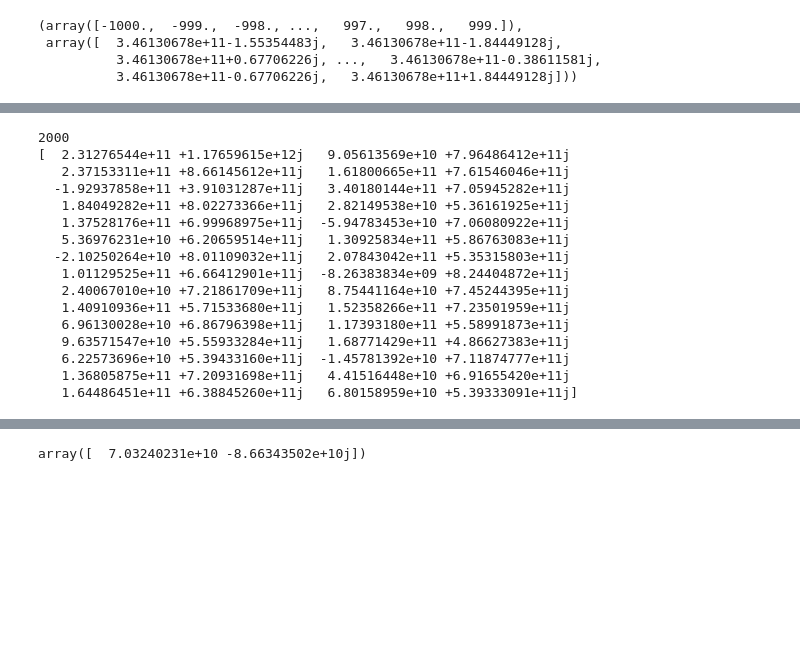
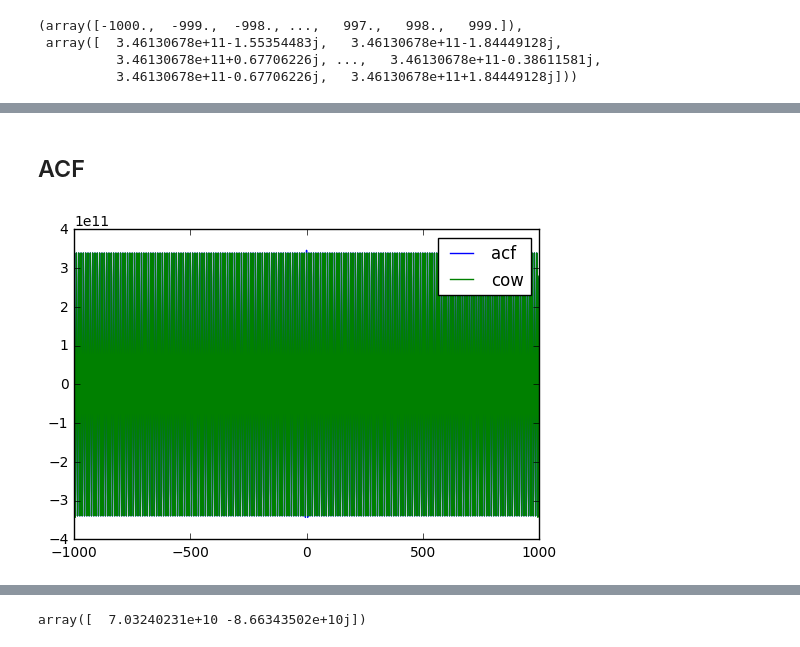
Before and after one commit to costassoler/Radio, a Jupyter notebook: Lab1Data1/lab1datacopy2.ipynb, the cells around one changed output, grey strips where cells are left out. Saved outputs shown, nothing was run; the diff lists cells and outputs as text; code cells hidden in the pictures; blank space fills up the shorter version.

```diff
--- a/Lab1Data1/lab1datacopy2.ipynb
+++ b/Lab1Data1/lab1datacopy2.ipynb
@@ -303,21 +325,2 @@ plt.show()
-# %%
-acf = np.correlate(v9[1],v9[1],'same')
-print(len(acf))
-print(acf[:30])
-# %% [output]
-2000
-[  2.31276544e+11 +1.17659615e+12j   9.05613569e+10 +7.96486412e+11j
-   2.37153311e+11 +8.66145612e+11j   1.61800665e+11 +7.61546046e+11j
-  -1.92937858e+11 +3.91031287e+11j   3.40180144e+11 +7.05945282e+11j
-   1.84049282e+11 +8.02273366e+11j   2.82149538e+10 +5.36161925e+11j
-   1.37528176e+11 +6.99968975e+11j  -5.94783453e+10 +7.06080922e+11j
-   5.36976231e+10 +6.20659514e+11j   1.30925834e+11 +5.86763083e+11j
-  -2.10250264e+10 +8.01109032e+11j   2.07843042e+11 +5.35315803e+11j
-   1.01129525e+11 +6.66412901e+11j  -8.26383834e+09 +8.24404872e+11j
-   2.40067010e+10 +7.21861709e+11j   8.75441164e+10 +7.45244395e+11j
-   1.40910936e+11 +5.71533680e+11j   1.52358266e+11 +7.23501959e+11j
-   6.96130028e+10 +6.86796398e+11j   1.17393180e+11 +5.58991873e+11j
-   9.63571547e+10 +5.55933284e+11j   1.68771429e+11 +4.86627383e+11j
-   6.22573696e+10 +5.39433160e+11j  -1.45781392e+10 +7.11874777e+11j
-   1.36805875e+11 +7.20931698e+11j   4.41516448e+10 +6.91655420e+11j
-   1.64486451e+11 +6.38845260e+11j   6.80158959e+10 +5.39333091e+11j]
+# %% [markdown]
+## ACF
@@ -324,3 +330,13 @@ print(acf[:30])
+# %%
+acf2 = correlate(np.loadtxt('trial0.9'),np.loadtxt('trial0.9'), mode='wrap')
+# %%
+#plt.plot(i9[0], np.abs(i9[1])**2, label = "inverse power")
+plt.plot(i9[0][:], acf2, label = 'acf')
+plt.plot(i9[0][:], _cow, label = 'cow')
+plt.legend()
+plt.show()
+# %% [output]
+[figure, added]
 # %%
 plt.plot(np.arange(len(acf)), np.abs(acf)**2)
 plt.title('ACF of Voltage Spectrum of Trial 9')
```
Also changed, not shown: parts of 31 cells of this notebook, 9 other files.
